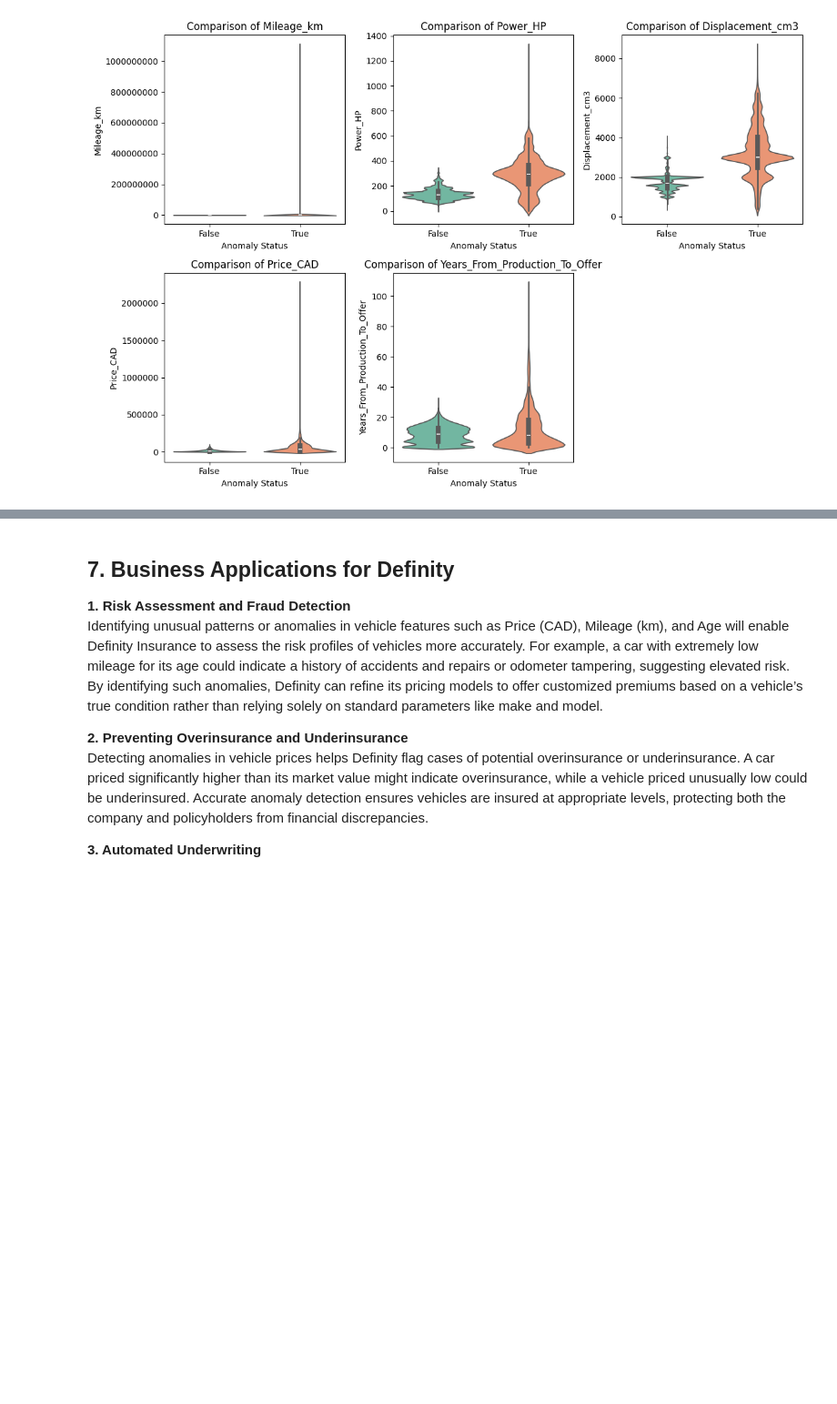
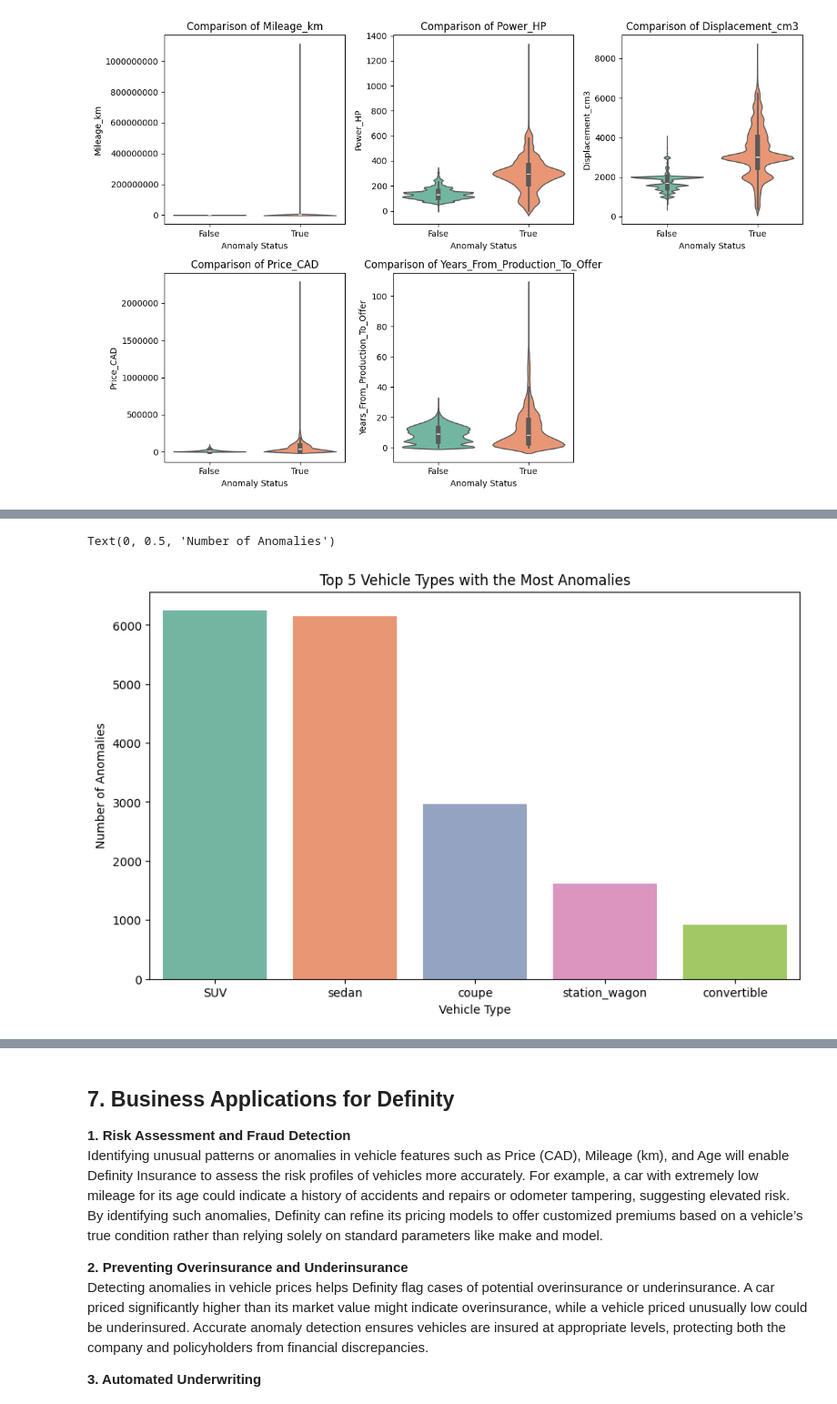
Before and after one commit to Abdul-AA/Car-ads-analysis, a Jupyter notebook: anomaly_detection.ipynb, the cells around one changed output, grey strips where cells are left out. Shown at 91% size. Saved outputs shown, nothing was run; the diff lists cells and outputs as text; code cells hidden in the pictures; blank space fills up the shorter version.

```diff
--- a/anomaly_detection.ipynb
+++ b/anomaly_detection.ipynb
@@ -516,0 +546,11 @@ plt.show()
+# %%
+## Top Vehicel Type with the most anomalies
+top_vehicle_type = df[df2['Anomaly_Isolation Forest'] == True]['Type'].value_counts().head(5)
+plt.figure(figsize=(10, 6))
+sns.barplot(x=top_vehicle_type.index, y=top_vehicle_type.values, palette='Set2');
+plt.title("Top 5 Vehicle Types with the Most Anomalies")
+plt.xlabel("Vehicle Type")
+plt.ylabel("Number of Anomalies")
+# %% [output]
+Text(0, 0.5, 'Number of Anomalies')
+[figure, added]
```
Also changed, not shown: parts of 24 cells of this notebook, 1 other file.
